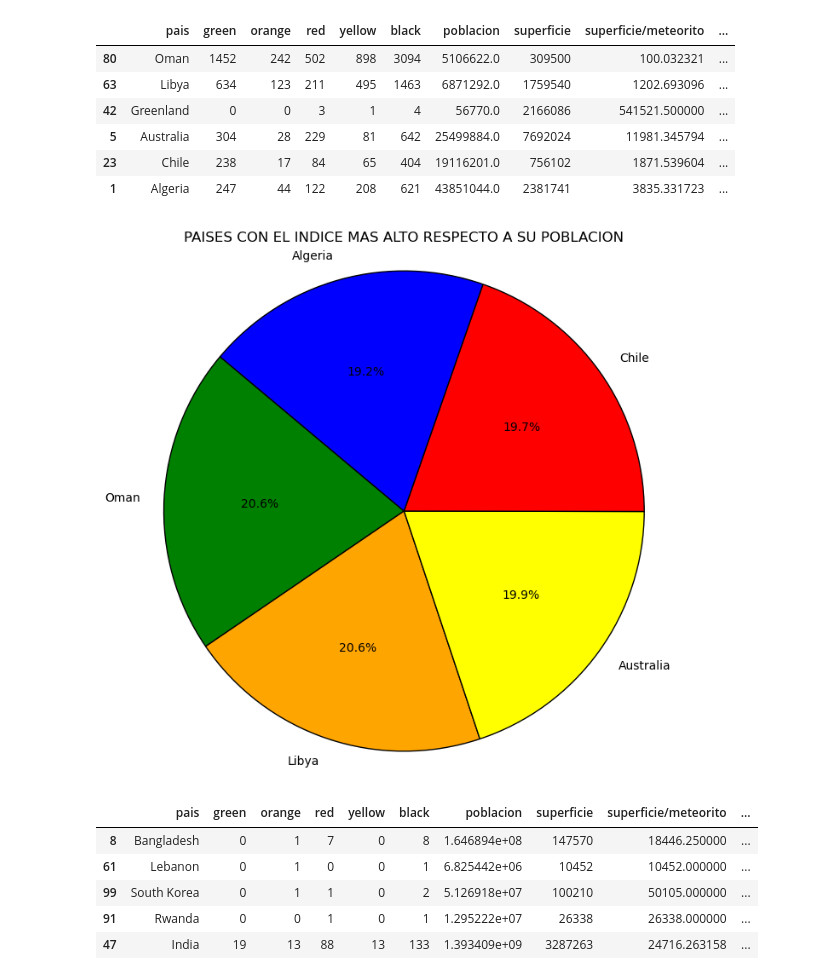
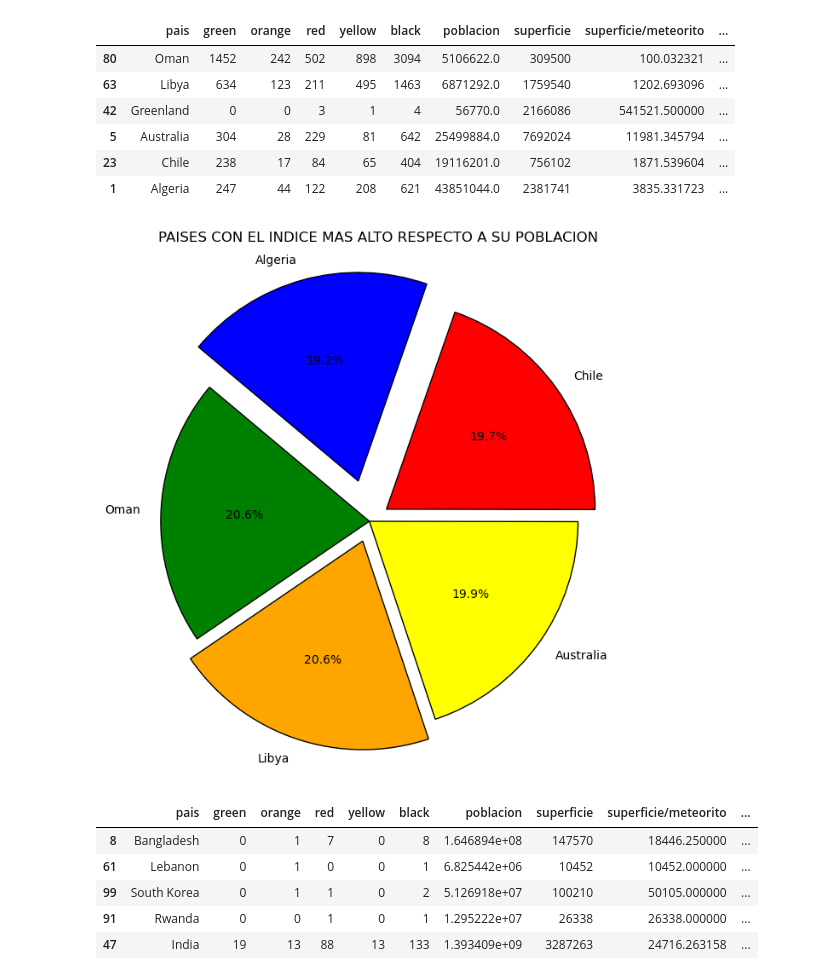
Before and after one commit to astonymartin/PROYECTO-IRONHACK-1, a Jupyter notebook: notebook_secundario.ipynb, the cells around one changed output. Drawn from its saved outputs; the diff is of its cells as text; code cells hidden in the pictures.

```diff
--- a/notebook_secundario.ipynb
+++ b/notebook_secundario.ipynb
@@ -194,14 +195,15 @@ dfcopy_sorted2.head(6)
 # %%
 valores = [1-0.001650, 1-0.004697, 1-0.039719, 1-0.047317, 1-0.070614]
 colores = ["green", "orange", "yellow", "red", "blue"]
 etiquetas = ["Oman", "Libya", "Australia", "Chile", "Algeria"]
+explode = (0, 0.1, 0, 0.1, 0.2)
 plt.figure(figsize=(8, 8))
-plt.pie(valores, labels=etiquetas, colors=colores, autopct='%1.1f%%', startangle=140, wedgeprops=dict(edgecolor='black'))
+plt.pie(valores, labels=etiquetas, colors=colores, explode= explode, autopct='%1.1f%%', startangle=140, wedgeprops=dict(edgecolor='black'))
 plt.title('PAISES CON EL INDICE MAS ALTO RESPECTO A SU POBLACION')
 plt.axis('equal')
 plt.show()
 # %% [output]
-[figure, old version]
+[figure, new version]
 # %%
 dfcopy_sorted3 = dfcopy.sort_values(by='poblacion/superficie', ascending=False)
 dfcopy_sorted3.head(5)
```
Also changed, not shown: parts of 5 cells of this notebook, 5 other files.
